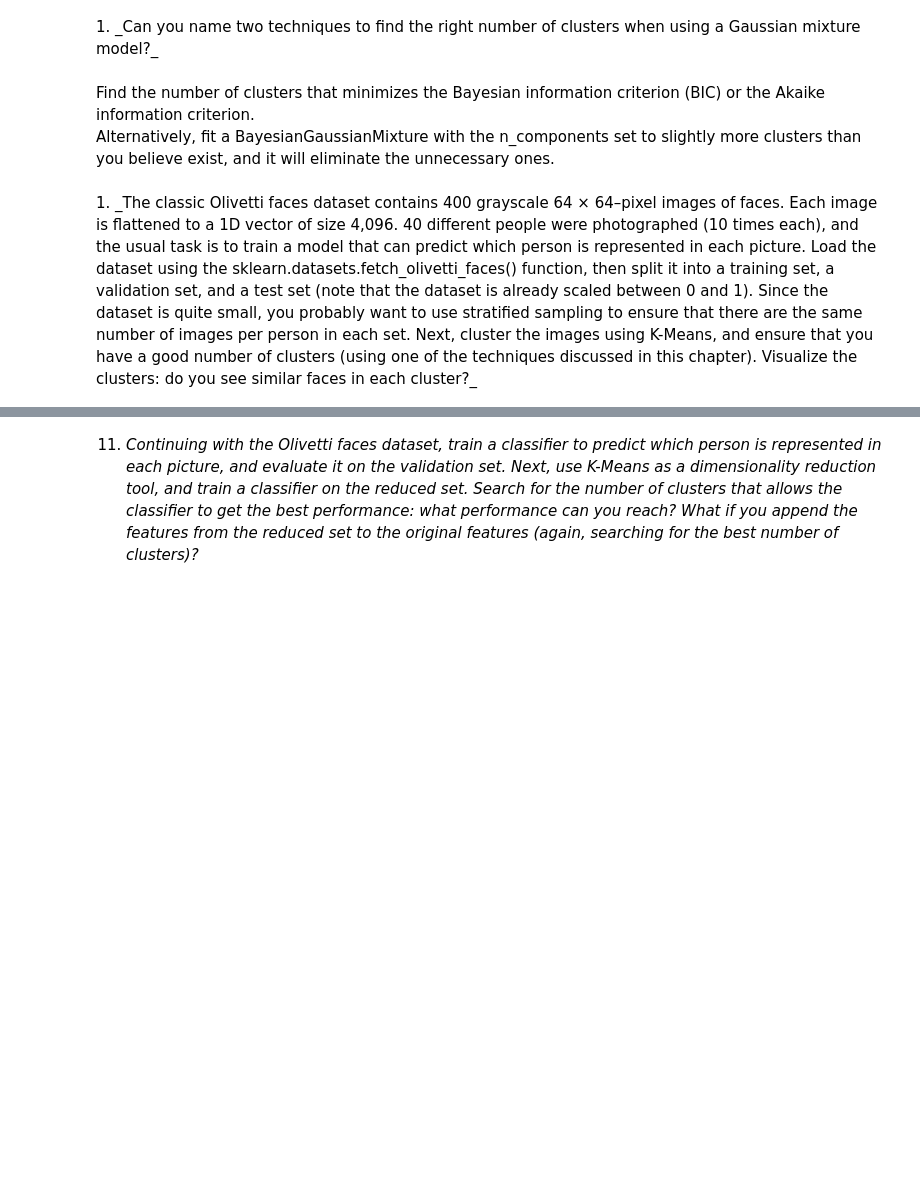
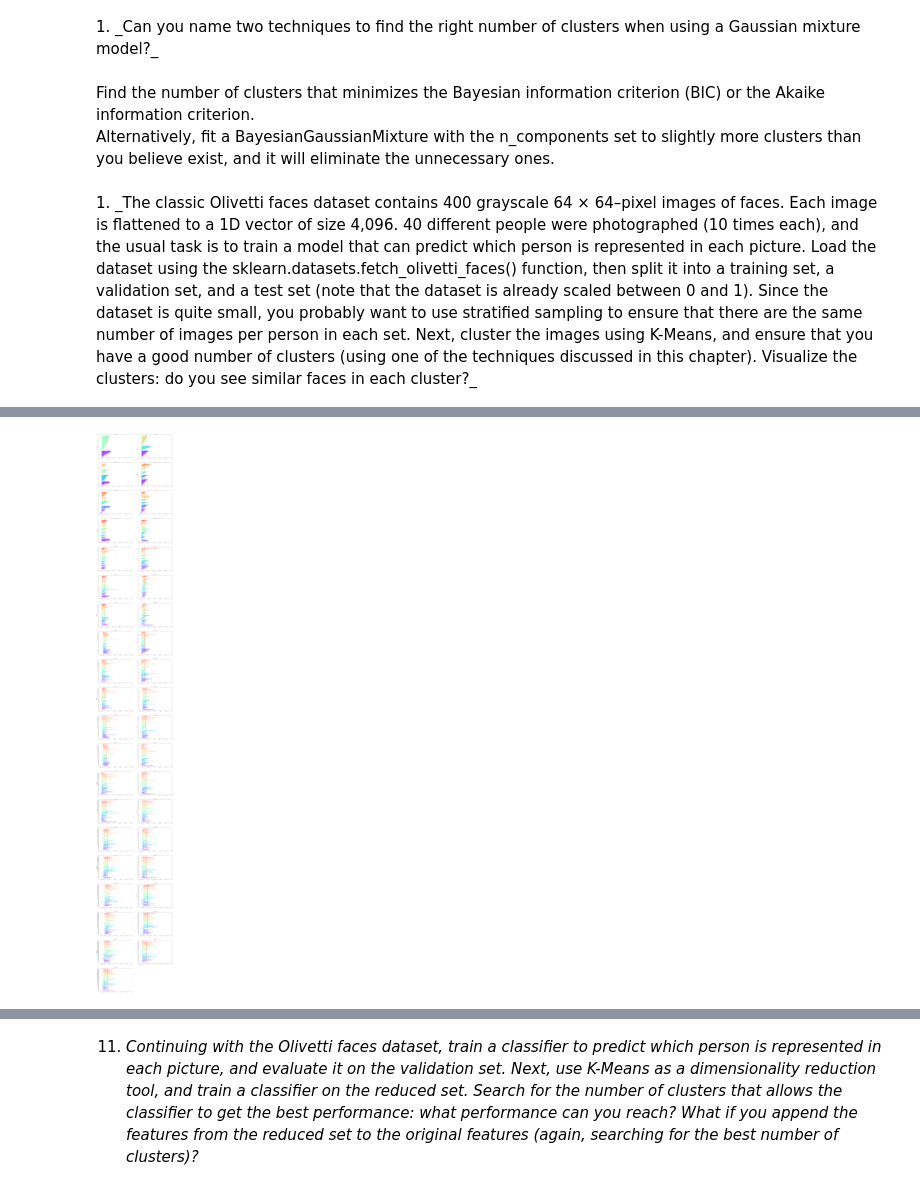
Before and after one commit to chrismarch/ml-exercises, a Jupyter notebook: 09_unsupervised_learning.ipynb, the cells around one changed output, grey strips where cells are left out. Cells and saved outputs as stored; diff of their text form; code cells hidden in the pictures; blank space fills up the shorter version.

```diff
--- a/09_unsupervised_learning.ipynb
+++ b/09_unsupervised_learning.ipynb
@@ -81,0 +122,55 @@ for i in range(30, 41):
+# %%
+import numpy as np
+import math
+from sklearn.metrics import silhouette_samples
+from matplotlib.ticker import FixedLocator, FixedFormatter
+
+def plot_silhouette_diagrams(group_range, X, kmeans_per_k, silhouette_scores):
+    '''
+     adapted from https://github.com/ageron/handson-ml3/blob/main/09_unsupervised_learning.ipynb
+    '''
+
+    plt.figure(figsize=(20, 8 * len(group_range)/2))
+    for j, k in enumerate(group_range):
+        #if (j % 3) == 0:
+        #plt.subplot(1, 3, (j % 3)+1)
+        plt.subplot(math.ceil(len(group_range)/2), 2, j +1)
+
+        y_pred = kmeans_per_k[j].labels_
+        silhouette_coefficients = silhouette_samples(X, y_pred)
+
+        padding = len(X) // 30
+        pos = padding
+        ticks = []
+        for i in range(k):
+            coeffs = silhouette_coefficients[y_pred == i]
+            coeffs.sort()
+
+            color = plt.cm.rainbow(i / k)
+            plt.fill_betweenx(np.arange(pos, pos + len(coeffs)), 0, coeffs,
+                              facecolor=color, edgecolor=color, alpha=0.7)
+            ticks.append(pos + len(coeffs) // 2)
+            pos += len(coeffs) + padding
+
+        plt.gca().yaxis.set_major_locator(FixedLocator(ticks))
+        plt.gca().yaxis.set_major_formatter(FixedFormatter(range(k)))
+        if j % 3 == 0:
+            plt.ylabel("Cluster")
+
+  #      if k in (5, 6):
+        plt.gca().set_xticks([-0.1, 0, 0.2, 0.4, 0.6, 0.8, 1])
+        #plt.xlabel("Silhouette Coefficient")
+#        else:
+ #           plt.tick_params(labelbottom=False)
+
+        plt.axvline(x=silhouette_scores[j], color="red", linestyle="--")
+        plt.title(f"$k={k}$")
+
+   # save_fig("silhouette_analysis_plot")
+    #plt.subplots_adjust(wspace=0, hspace=0)
+    #    if (j % 3) == 0:
+    plt.show()
+
+plot_silhouette_diagrams(group_range, X_train, kmeans, sscores)
+# %% [output]
+[figure, added]
```
Also changed, not shown: parts of 4 cells of this notebook.
